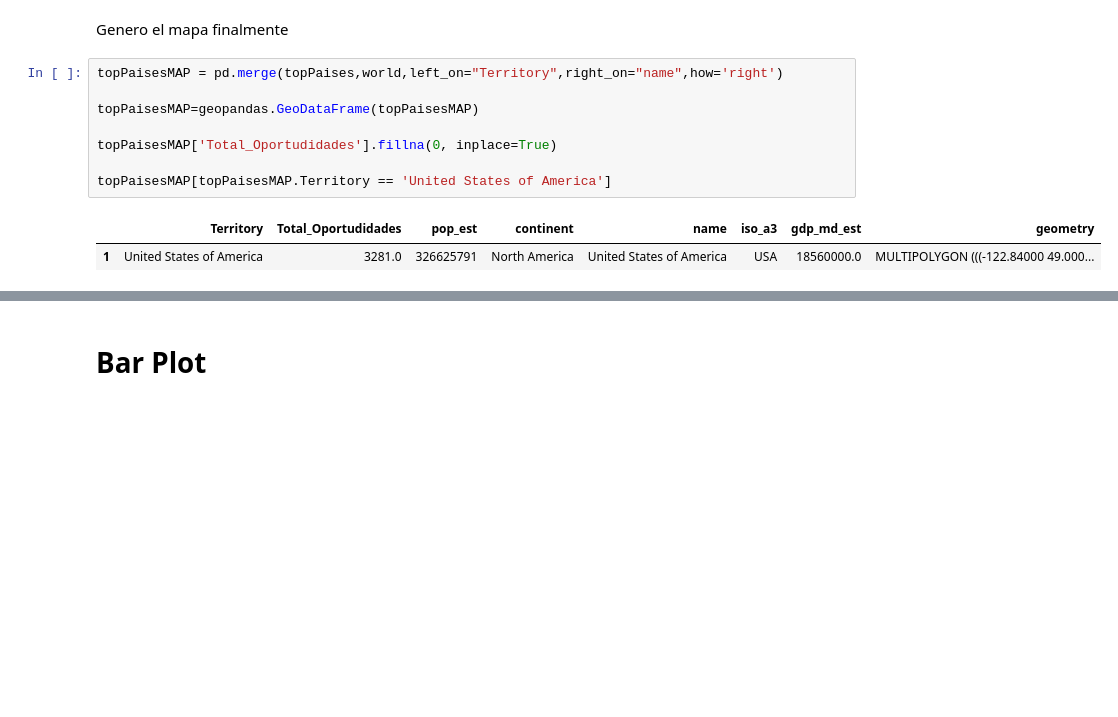
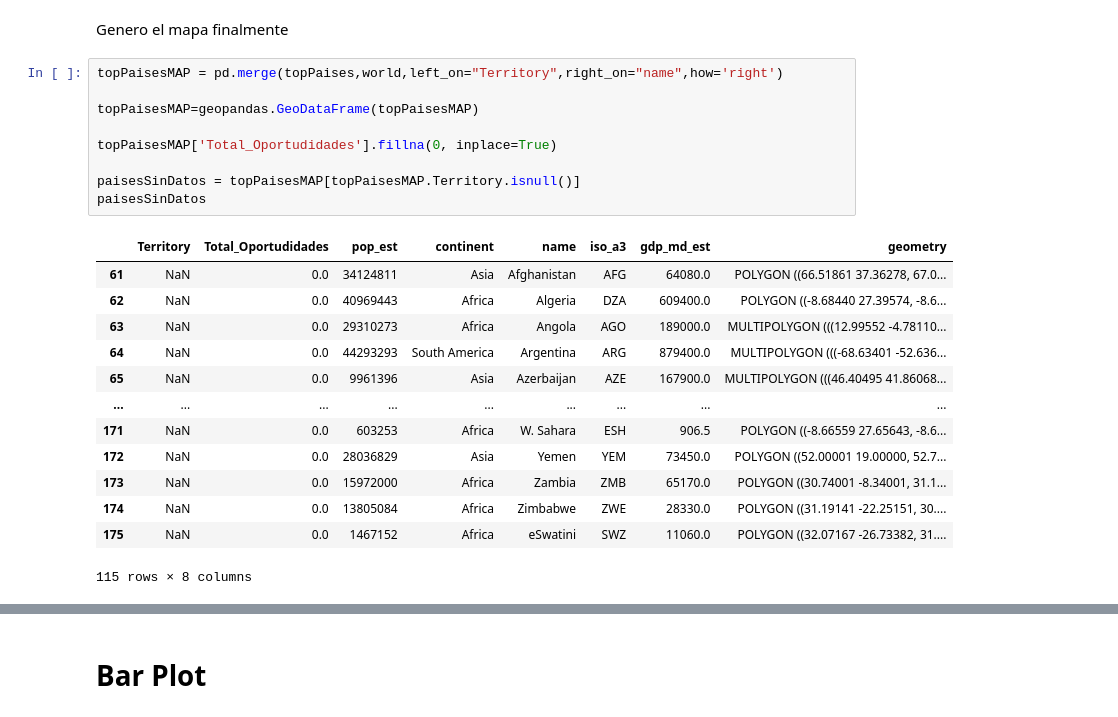
Before and after one commit to Fiuba-Big-Data-Analytics/Fiuba-Big-Data-Analytics-TPs, a Jupyter notebook: Tp1/ByLean/Algunos graficos.ipynb, the cells around one changed output, grey strips where cells are left out. Drawn from its saved outputs; the diff is of its cells as text; blank space fills up the shorter version.

```diff
--- a/Tp1/ByLean/Algunos graficos.ipynb
+++ b/Tp1/ByLean/Algunos graficos.ipynb
@@ -146,12 +146,24 @@ Genero el mapa finalmente
 # %%
 topPaisesMAP = pd.merge(topPaises,world,left_on="Territory",right_on="name",how='right')
 
 topPaisesMAP=geopandas.GeoDataFrame(topPaisesMAP)
 
 topPaisesMAP['Total_Oportudidades'].fillna(0, inplace=True)
 
-topPaisesMAP[topPaisesMAP.Territory == 'United States of America']
+paisesSinDatos = topPaisesMAP[topPaisesMAP.Territory.isnull()]
+paisesSinDatos
 # %% [output]
 |  | Territory | Total_Oportudidades | pop_est | continent | name | iso_a3 | gdp_md_est | geometry |
-| 1 | United States of America | 3281.0 | 326625791 | North America | United States of America | USA | 18560000.0 | MULTIPOLYGON (((-122.84000 49.000... |
+| 61 | NaN | 0.0 | 34124811 | Asia | Afghanistan | AFG | 64080.0 | POLYGON ((66.51861 37.36278, 67.0... |
+| 62 | NaN | 0.0 | 40969443 | Africa | Algeria | DZA | 609400.0 | POLYGON ((-8.68440 27.39574, -8.6... |
+| 63 | NaN | 0.0 | 29310273 | Africa | Angola | AGO | 189000.0 | MULTIPOLYGON (((12.99552 -4.78110... |
+| 64 | NaN | 0.0 | 44293293 | South America | Argentina | ARG | 879400.0 | MULTIPOLYGON (((-68.63401 -52.636... |
+| 65 | NaN | 0.0 | 9961396 | Asia | Azerbaijan | AZE | 167900.0 | MULTIPOLYGON (((46.40495 41.86068... |
+| ... | ... | ... | ... | ... | ... | ... | ... | ... |
+| 171 | NaN | 0.0 | 603253 | Africa | W. Sahara | ESH | 906.5 | POLYGON ((-8.66559 27.65643, -8.6... |
+| 172 | NaN | 0.0 | 28036829 | Asia | Yemen | YEM | 73450.0 | POLYGON ((52.00001 19.00000, 52.7... |
+| 173 | NaN | 0.0 | 15972000 | Africa | Zambia | ZMB | 65170.0 | POLYGON ((30.74001 -8.34001, 31.1... |
+| 174 | NaN | 0.0 | 13805084 | Africa | Zimbabwe | ZWE | 28330.0 | POLYGON ((31.19141 -22.25151, 30.... |
+| 175 | NaN | 0.0 | 1467152 | Africa | eSwatini | SWZ | 11060.0 | POLYGON ((32.07167 -26.73382, 31.... |
+115 rows × 8 columns
 # %%
```
Also changed, not shown: parts of 4 cells of this notebook.
